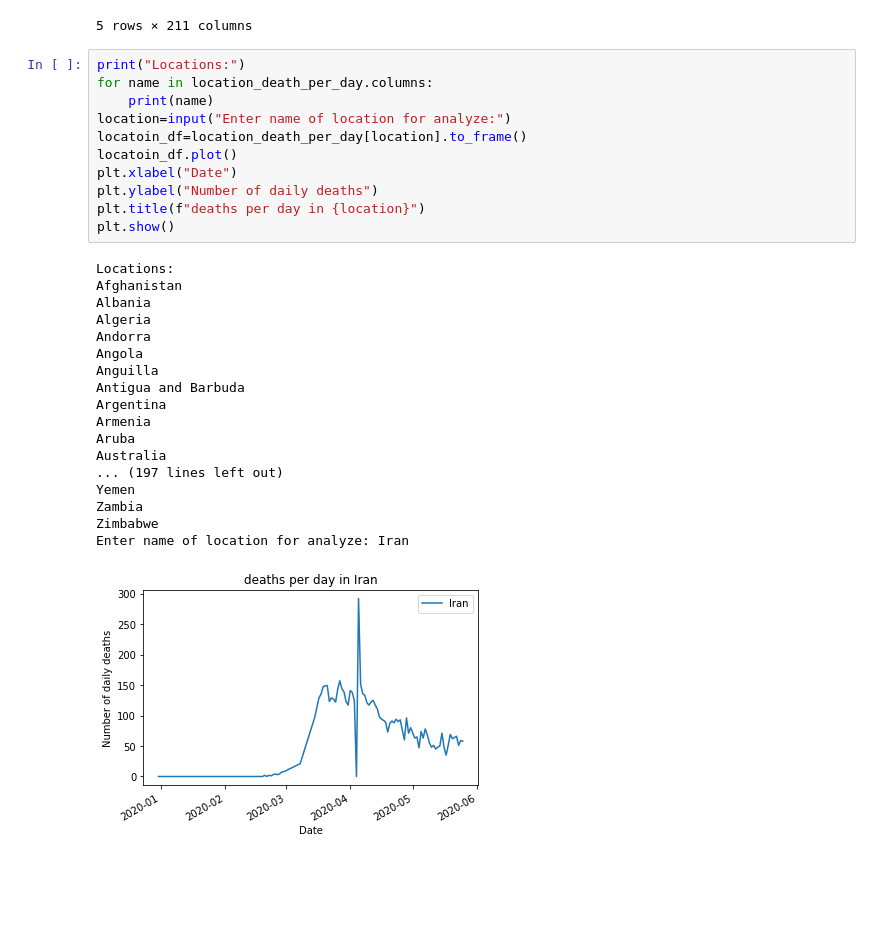
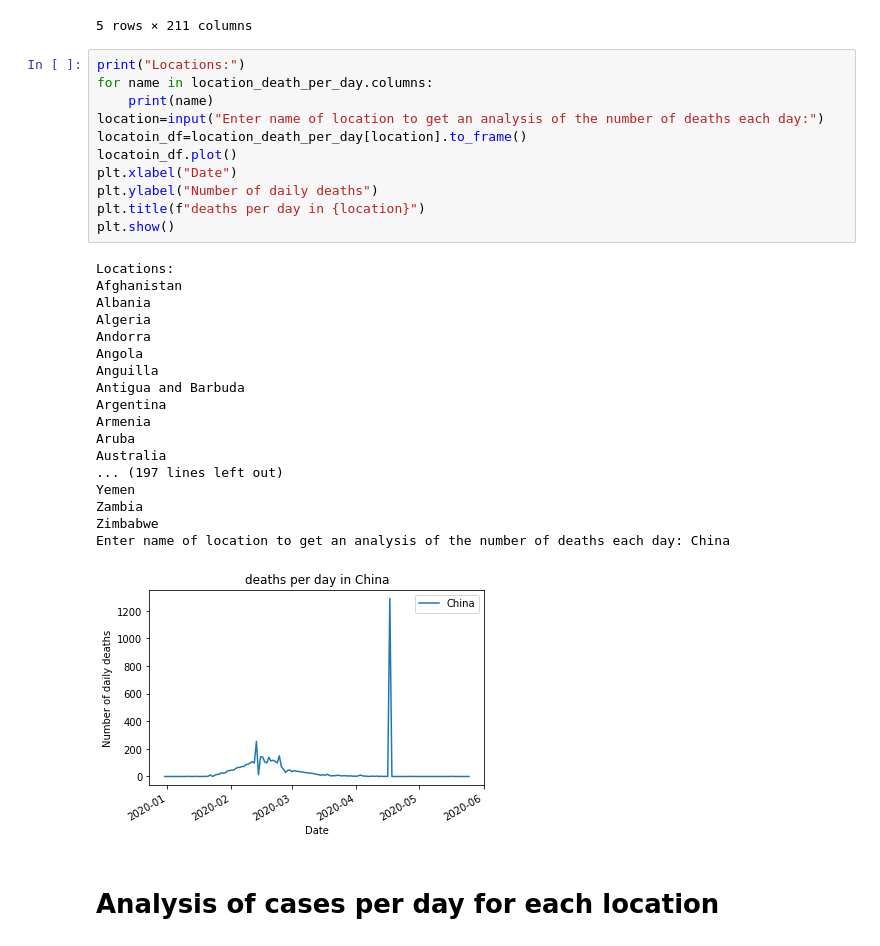
Before and after one commit to adi-zano/Data-Analysis-Project, a Jupyter notebook: DataAnalyzeProject.ipynb, the cells around one changed output. Cells and saved outputs as stored; diff of their text form; blank space fills up the shorter version.

```diff
--- a/DataAnalyzeProject.ipynb
+++ b/DataAnalyzeProject.ipynb
@@ -63,30 +63,32 @@ location_death_per_day.head()
 # %%
 print("Locations:")
 for name in location_death_per_day.columns:
     print(name)
-location=input("Enter name of location for analyze:")
+location=input("Enter name of location to get an analysis of the number of deaths each day:")
 locatoin_df=location_death_per_day[location].to_frame()
 locatoin_df.plot()
 plt.xlabel("Date")
 plt.ylabel("Number of daily deaths")
 plt.title(f"deaths per day in {location}")
 plt.show()
 # %% [output]
 Locations:
 Afghanistan
 Albania
 Algeria
 Andorra
 Angola
 Anguilla
 Antigua and Barbuda
 Argentina
 Armenia
 Aruba
 Australia
 ... (197 lines left out)
 Yemen
 Zambia
 Zimbabwe
-Enter name of location for analyze: Iran
+Enter name of location to get an analysis of the number of deaths each day: China
-[figure, old version]
+[figure, new version]
+# %% [markdown]
+# Analysis of cases per day for each location
```
Also changed, not shown: parts of 8 cells of this notebook.
